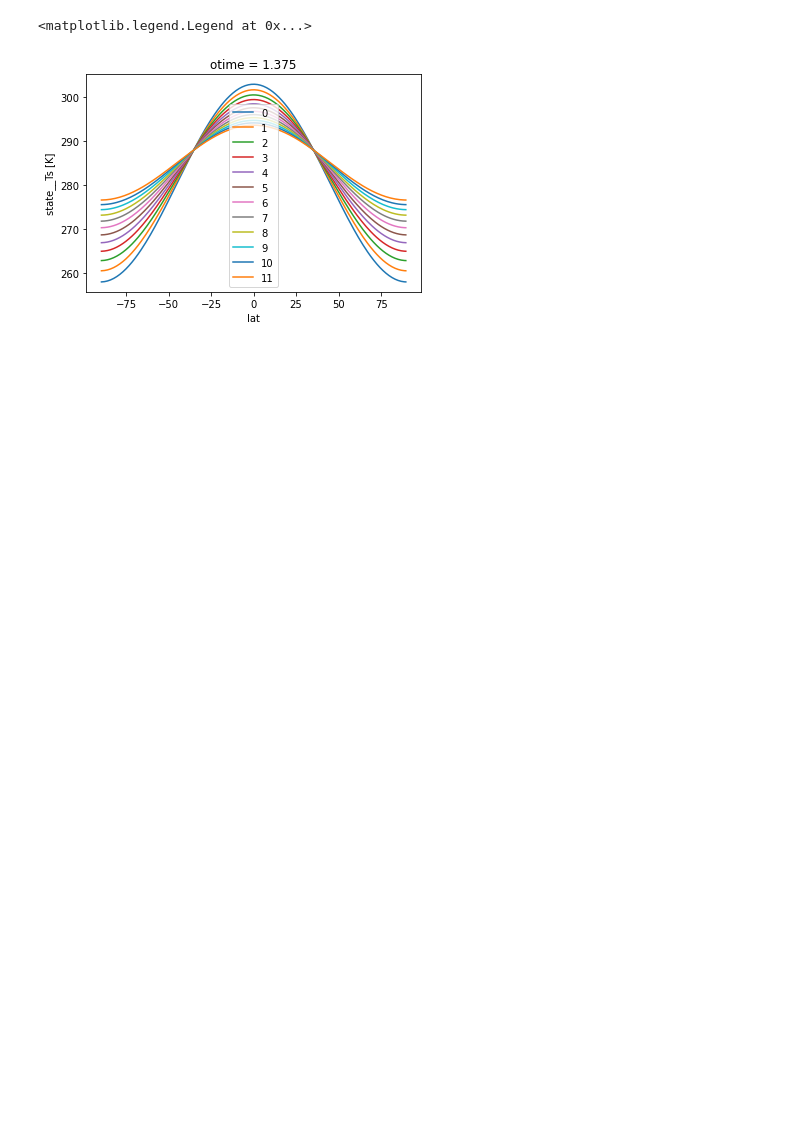
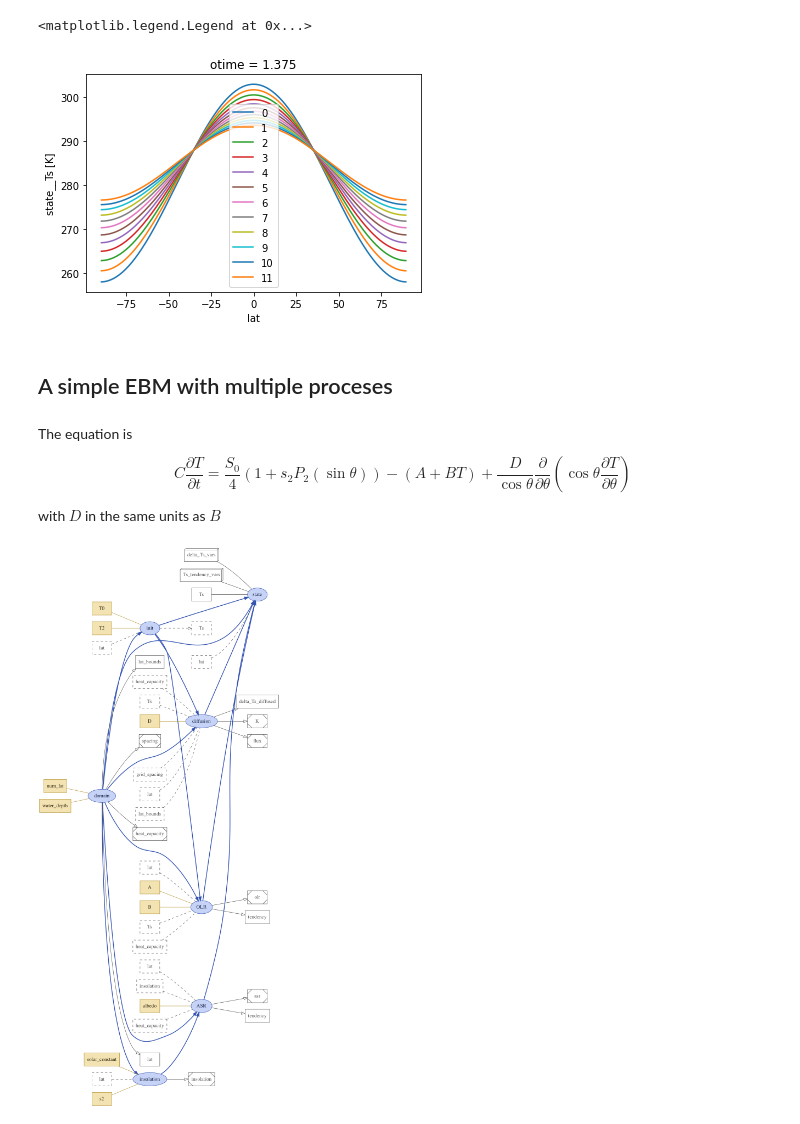
Before and after one commit to brian-rose/future-climlab, a Jupyter notebook: climlab-simlab.ipynb, the cells around one changed output. Saved outputs shown, nothing was run; the diff lists cells and outputs as text; code cells hidden in the pictures; blank space fills up the shorter version.

```diff
--- a/climlab-simlab.ipynb
+++ b/climlab-simlab.ipynb
@@ -501,3 +513,11 @@ ax.legend()
 # %% [output]
 <matplotlib.legend.Legend at 0x...>
 [figure]
+# %% [markdown]
+## A simple EBM with multiple proceses
+# %% [markdown]
+The equation is
+
+$$ C \frac{\partial T}{\partial t} = \frac{S_0}{4} \left(1 + s_2 P_2(\sin\theta) \right) - \left(A+BT\right) + \frac{D}{\cos\theta} \frac{\partial}{\partial \theta} \left( \cos\theta \frac{\partial T}{\partial \theta}  \right) $$
+
+with $D$ in the same units as $B$
@@ -503,0 +669,16 @@ ax.legend()
+# %%
+ebm_model = xs.Model(
+    {
+        "domain": Domain,
+        "state": State,
+        "init": InitTsP2,
+        "insolation": Insolation,
+        "ASR": ASR,
+        "OLR": AplusBT,
+        "diffusion": MeridionalHeatDiffusion,
+    }
+)
+# %%
+ebm_model.visualize(show_inputs=True, show_variables=True)
+# %% [output]
+[figure, added]
```
Also changed, not shown: parts of 11 cells of this notebook, 1 other file.
